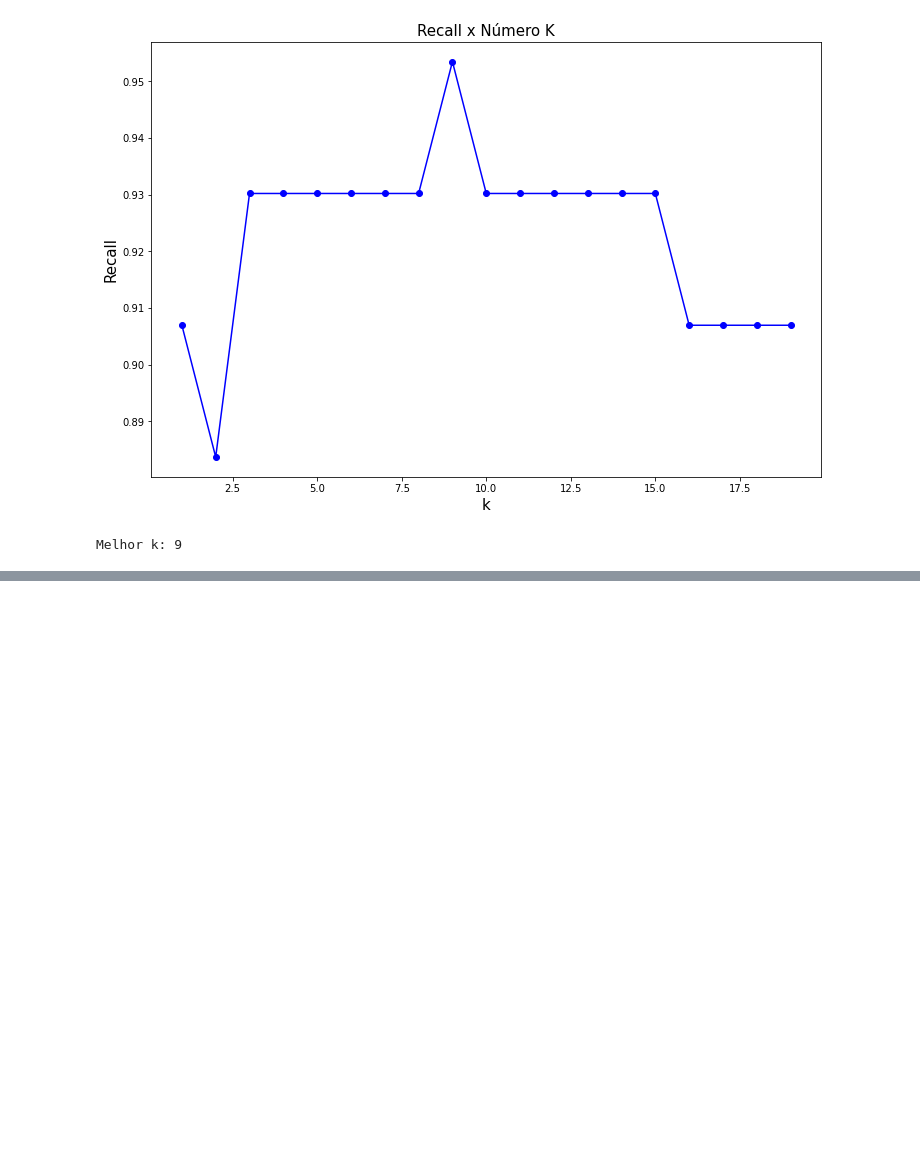
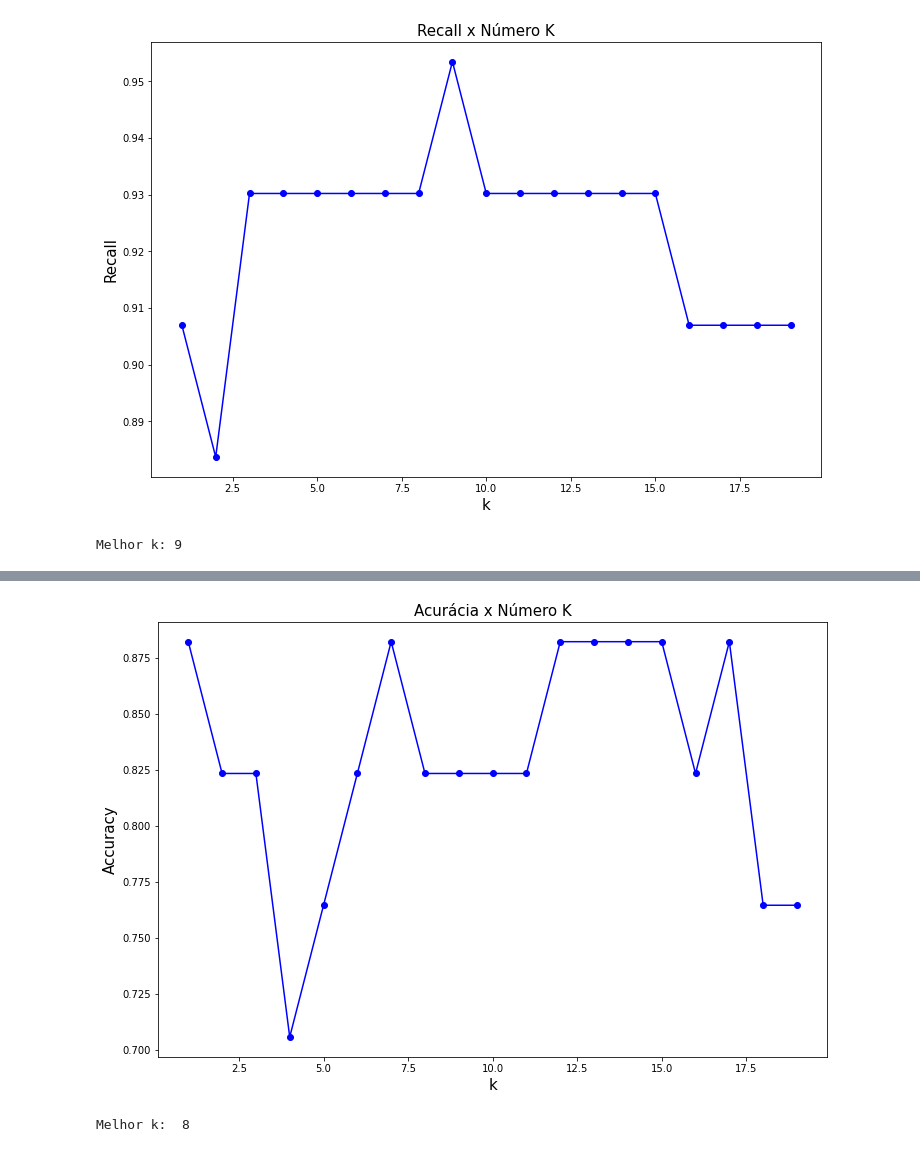
Before and after one commit to VitorFRodrigues/Coding_Tank_Material, a Jupyter notebook: Polo_Tech/Modulo_05/Aula 4/Aula 4 - KNN e Hiperparametros.ipynb, the cells around one changed output, grey strips where cells are left out. Cells and saved outputs as stored; diff of their text form; code cells hidden in the pictures; blank space fills up the shorter version.

```diff
--- a/Polo_Tech/Modulo_05/Aula 4/Aula 4 - KNN e Hiperparametros.ipynb
+++ b/Polo_Tech/Modulo_05/Aula 4/Aula 4 - KNN e Hiperparametros.ipynb
@@ -176,0 +215,24 @@ from sklearn.preprocessing import StandardScaler
+# %%
+from sklearn.metrics import accuracy_score
+
+ks = []
+accuracys = []
+for k in range(1, 20):
+    model = KNeighborsClassifier(n_neighbors=k)
+    model.fit(x_train, y_train)
+    y_pred = model.predict(x_test)
+    acc = accuracy_score(y_test, y_pred)
+    accuracys.append(acc)
+    ks.append(k)
+
+plt.figure(figsize=(12,8))
+plt.plot(ks, accuracys, '-bo')
+plt.xlabel('k', fontsize = 15)
+plt.ylabel('Accuracy', fontsize = 15)
+plt.title('Acurácia x Número K', fontsize = 15)
+plt.show(True)
+best_k = np.argmax(accuracy)+1
+print(f'Melhor k: ', best_k)
+# %% [output]
+[figure, added]
+Melhor k:  8
```
Also changed, not shown: parts of 10 cells of this notebook.
